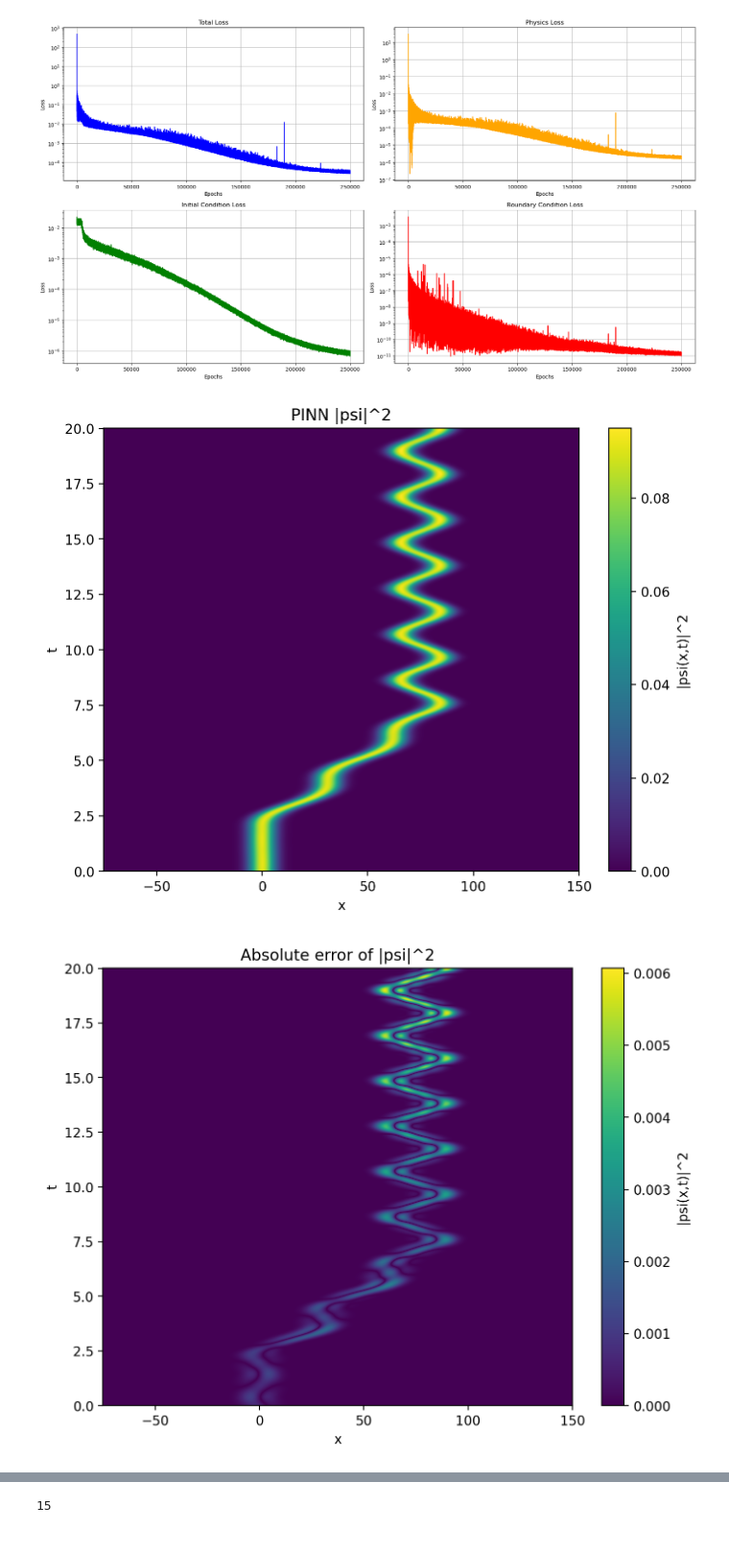
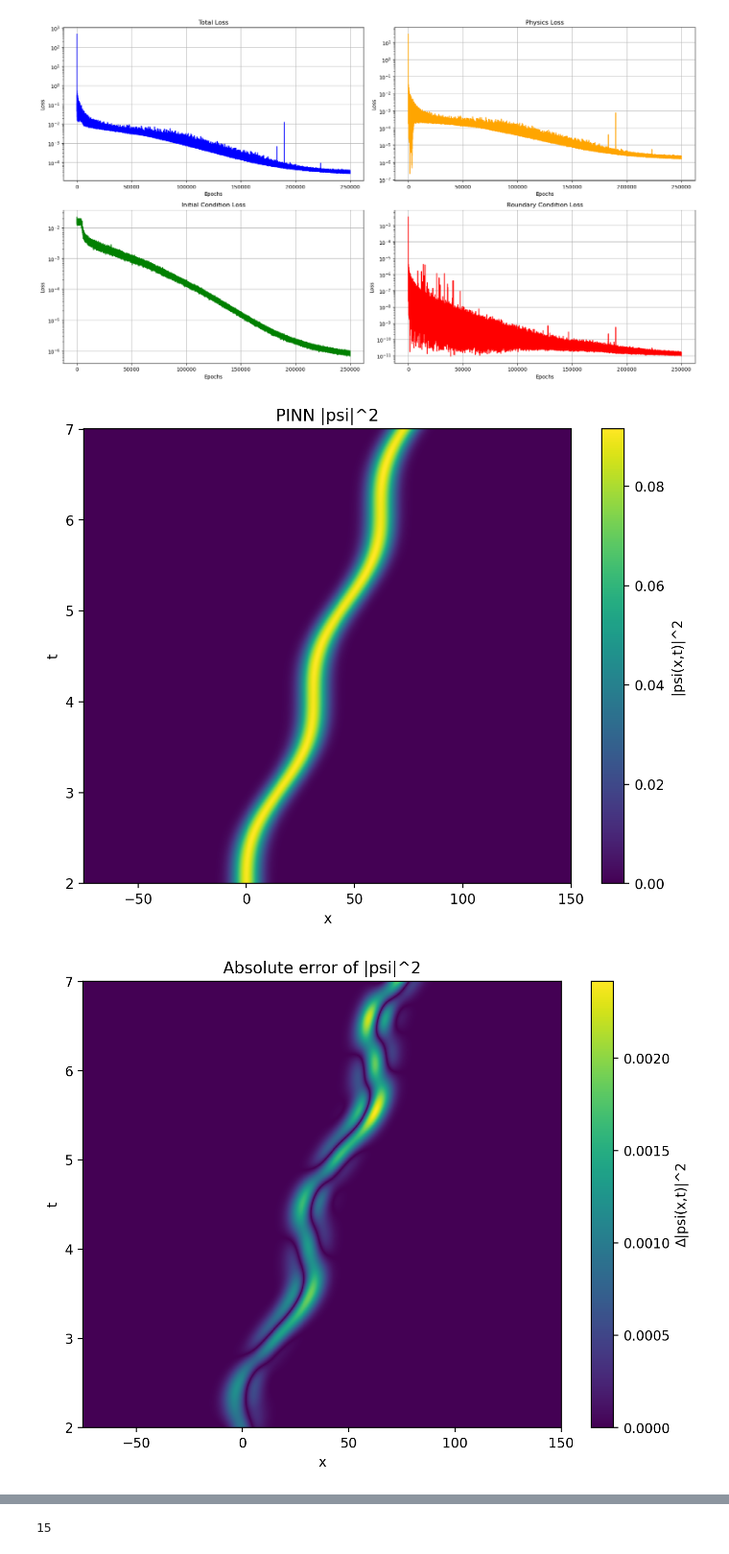
Before and after one commit to thash-jkr/Schrodinger-PINN, a Jupyter notebook: src/testers/causal_tester.ipynb, the cells around one changed output, grey strips where cells are left out. Shown: that part at 96% size. Drawn from its saved outputs; the diff is of its cells as text; code cells hidden in the pictures.

```diff
--- a/src/testers/causal_tester.ipynb
+++ b/src/testers/causal_tester.ipynb
@@ -245,11 +245,11 @@ def view_metrics(arr):
     fig.update_layout(width=500, height=300)
     fig.show()
 # %%
-Nx = 5000
-Nt = 5000
+Nx = 2000
+Nt = 2000
 
 x_values = np.linspace(x_min, x_max, Nx)
-t_values = np.linspace(t_min, t_max, Nt)
+t_values = np.linspace(2, 7, Nt)
 # %%
 x_values_torch = torch.from_numpy(x_values).float()
 t_values_torch = torch.from_numpy(t_values).float()
@@ -290,24 +290,24 @@ plt.ylabel('t')
 plt.title('PINN |psi|^2')
 plt.show()
 # %% [output]
-[figure, old version]
+[figure, new version]
 # %%
-analytical_weights = np.load("../results/analytical/crank_weights.npz")
+analytical_weights = np.load("../results/analytical/movement/crank_movement_weights.npz")
 # %%
 psi_sq_analytical = analytical_weights["psi_sq_analytical"]
 # %%
 plt.figure(figsize=(8, 6), dpi=200)
 psi_sq_diff = np.abs(psi_sq - psi_sq_analytical)
 view_metrics(psi_sq_diff)
 
 plt.pcolormesh(x_values, t_values, psi_sq_diff.transpose(), shading="auto")
-plt.colorbar(label='|psi(x,t)|^2')
+plt.colorbar(label='∆|psi(x,t)|^2')
 plt.xlabel('x')
 plt.ylabel('t')
 plt.title('Absolute error of |psi|^2')
 plt.show()
 # %% [output]
-[figure, old version]
+[figure, new version]
 # %%
 diff_integrals = np.sqrt(psi_sq_diff).mean(axis=0) * (x_max - x_min)
 view_metrics(diff_integrals)
```
Also changed, not shown: parts of 4 cells of this notebook, 14 other files.
